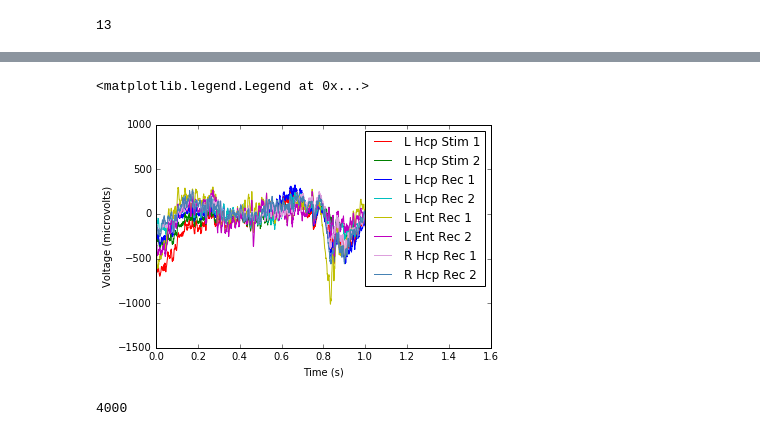
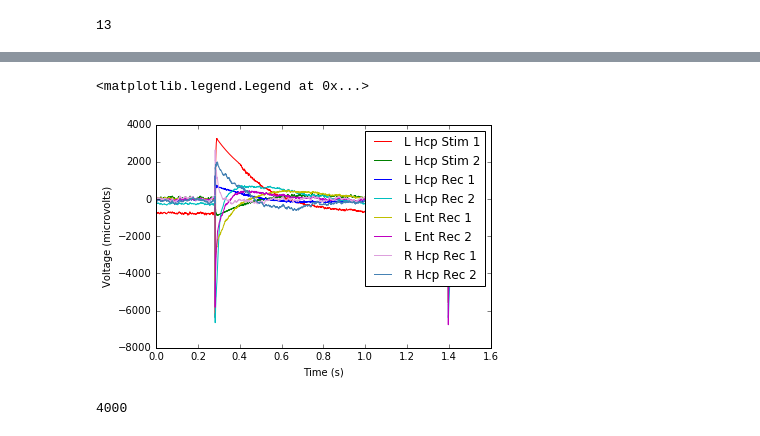
Before and after one commit to senane/ADELPHI, a Jupyter notebook: Stim Analysis/StimAnalysis.ipynb, the cells around one changed output, grey strips where cells are left out. Saved outputs shown, nothing was run; the diff lists cells and outputs as text; code cells hidden in the pictures.

```diff
--- a/Stim Analysis/StimAnalysis.ipynb
+++ b/Stim Analysis/StimAnalysis.ipynb
@@ -22,9 +45,12 @@ os.chdir('\\\\Phsvcefbdl1isimgt.partners.org\MGH-NEURO-CASHLAB\Projects\ADELPHI_
 # %%
-dat = np.load('testdata.npy').item()
+dat = np.load('sKH02-03base_190123_194255.npy').item()
 len(dat)
 # %% [output]
 13
+# %%
+origFs = dat['frequency_parameters']['amplifier_sample_rate']
 # %%
 data = (dat['amplifier_data'])
-samp = sig.decimate(data, 10)
-# plt.plot(samp)
+downsamp = 10 # downsample by this factor
+samp = sig.decimate(data, downsamp)
+Fs = origFs/downsamp
@@ -31,21 +536,26 @@ samp = sig.decimate(data, 10)
+# %%
+starttime = 0 # time from which start plot (sec)
+stoptime = 1.5 # time at which to end plot (sec)
+start = int(Fs*starttime)
+stop = int(Fs*stoptime)
 # %%
 fig = plt.figure()
-plt.plot(np.arange(0, 1.5, 1/2000.), samp[12][0:3000], 'r' ,
-         np.arange(0, 1.5, 1/2000.), samp[13][0:3000], 'g',
-         np.arange(0, 1.5, 1/2000.), samp[14][0:3000], 'b',
-         np.arange(0, 1.5, 1/2000.), samp[15][0:3000], 'c',
-         np.arange(0, 1.5, 1/2000.), samp[0][0:3000],  'y',
-         np.arange(0, 1.5, 1/2000.), samp[1][0:3000], 'm',
-         np.arange(0, 1.5, 1/2000.), samp[7][0:3000], 'plum',
-         np.arange(0, 1.5, 1/2000.), samp[8][0:3000], 'steelblue'
+plt.plot(np.arange(0, 1.5, 1/Fs), samp[12][start:stop], 'r' ,
+         np.arange(0, 1.5, 1/Fs), samp[13][start:stop], 'g',
+         np.arange(0, 1.5, 1/Fs), samp[14][start:stop], 'b',
+         np.arange(0, 1.5, 1/Fs), samp[15][start:stop], 'c',
+         np.arange(0, 1.5, 1/Fs), samp[0][start:stop],  'y',
+         np.arange(0, 1.5, 1/Fs), samp[1][start:stop], 'm',
+         np.arange(0, 1.5, 1/2000.), samp[7][start:stop], 'plum',
+         np.arange(0, 1.5, 1/2000.), samp[8][start:stop], 'steelblue'
         )
 
 plt.xlabel('Time (s)')
 plt.ylabel('Voltage (microvolts)')
 plt.legend(('L Hcp Stim 1', 'L Hcp Stim 2', 'L Hcp Rec 1', 'L Hcp Rec 2', 'L Ent Rec 1', 'L Ent Rec 2', 'R Hcp Rec 1', 'R Hcp Rec 2'),loc=1)
 # %% [output]
 <matplotlib.legend.Legend at 0x...>
-[figure, old version]
+[figure, new version]
 # %%
 len(samp[0][0:4000])
 # %% [output]
```
Also changed, not shown: parts of 38 cells of this notebook.
